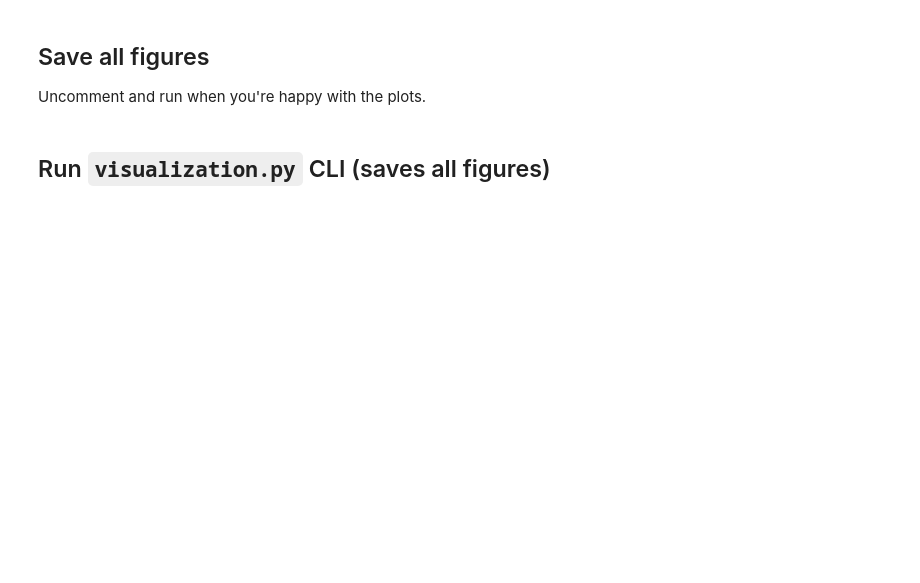
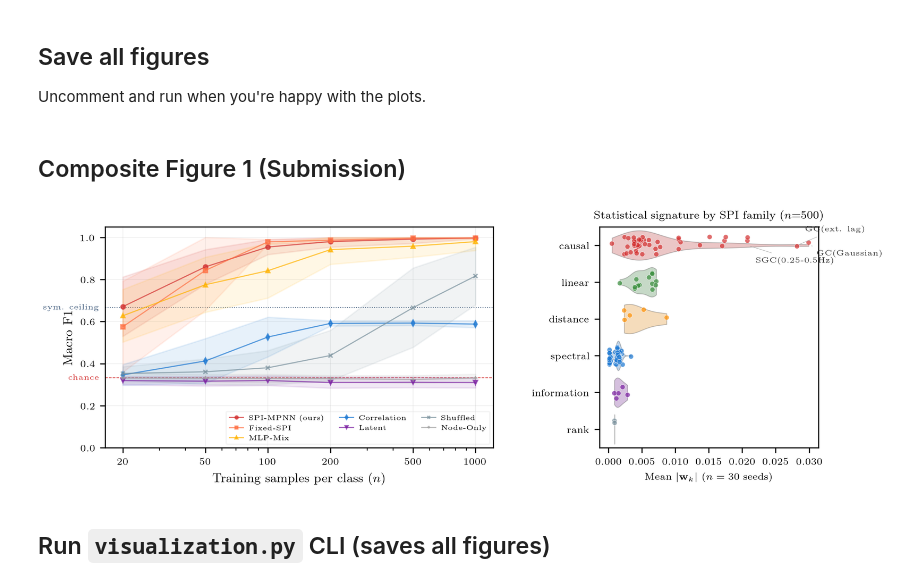
Before and after one commit to willedibam/eeml-2026-application, a Jupyter notebook: figures-2.ipynb, the cells around one changed output. Saved outputs shown, nothing was run; the diff lists cells and outputs as text; code cells hidden in the pictures; blank space fills up the shorter version.

Commit message:
post EEML submission

```diff
--- a/figures-2.ipynb
+++ b/figures-2.ipynb
@@ -169,6 +267,14 @@ plt.show()
 # %% [markdown]
 ## Family weights (violin + dots)
 # %%
+viz.apply_style()
+import seaborn as sns
+import importlib
+import visualization
+importlib.reload(visualization)
+from visualization import plot_mpi_heatmap
+from pathlib import Path
+
 viz.apply_style()
 fig, ax = viz.plot_family_weights(results_main, n_value=500)
 # fig.savefig(outdir / "fig1c_family_violin.pdf")
@@ -193,6 +299,68 @@ plt.show()
 # %% [markdown]
 ## Save all figures
 Uncomment and run when you're happy with the plots.
+# %% [markdown]
+## Composite Figure 1 (Submission)
+# %%
+import importlib
+import visualization as viz
+importlib.reload(viz)
+
+viz.apply_style()
+
+# ── Colour config (edit these to restyle) ─────────────────────────────
+MODEL_COLORS = {
+    "spi-mpnn":       "#D32F2F",   # red
+    "fixed-spi":      "#FF7043",   # orange
+    "mlp-mix":        "#FFB300",   # amber
+    "edge-ablation":  "#8D6E63",   # brown
+    "correlation":    "#1976D2",   # blue
+    "latent":         "#7B1FA2",   # dark purple
+    "shuffled":       "#78909C",   # blue-grey
+    "node-only":      "#9E9E9E",   # grey
+}
+
+FAMILY_COLORS = {
+    "causal":      "#D32F2F",
+    "spectral":    "#1976D2",
+    "linear":      "#388E3C",
+    "information": "#7B1FA2",
+    "distance":    "#FF8F00",
+    "rank":        "#78909C",
+}
+
+# Push colours into viz module so the plotting functions pick them up
+viz.MODEL_COLORS.update(MODEL_COLORS)
+viz.FAMILY_COLORS.update(FAMILY_COLORS)
+
+# ── Build composite figure ────────────────────────────────────────────
+fig, (ax_a, ax_b) = plt.subplots(
+    1, 2,
+    figsize=(9.0, 2.8),          # full \textwidth ≈ 7in, height ~55mm
+    gridspec_kw={"width_ratios": [0.62, 0.35], "wspace": 0.35},
+)
+
+# Panel A — Sample efficiency
+viz.plot_sample_efficiency(
+    results_main,
+    ax=ax_a,
+    models=["spi-mpnn", "fixed-spi", "mlp-mix", "correlation",
+            "latent", "shuffled", "node-only"],
+    band_mode="std",
+)
+
+# Panel B — Family weights
+viz.plot_family_weights(
+    results_main,
+    n_value=500,
+    ax=ax_b,
+)
+
+fig.savefig("plots/fig1_composite.svg", bbox_inches="tight", transparent=True)
+fig.savefig("plots/fig1_composite.pdf", bbox_inches="tight", transparent=True)
+plt.show()
+# %% [output]
+[figure, added]
 # %%
 # viz.apply_style()
 # for motif in ["Chain", "Fork", "Collider"]:
```
Also changed, not shown: parts of 8 cells of this notebook, 21 other files.
